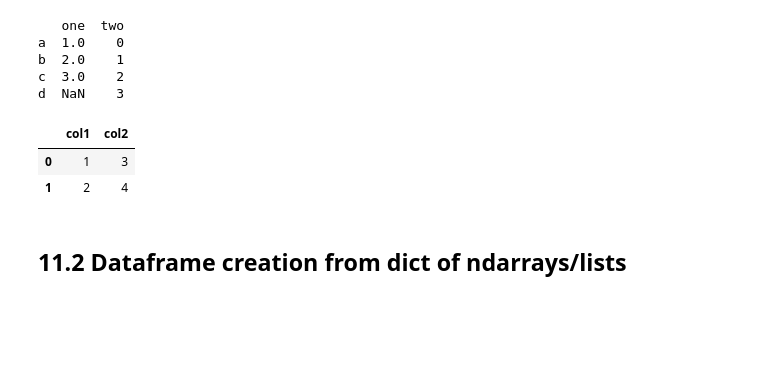
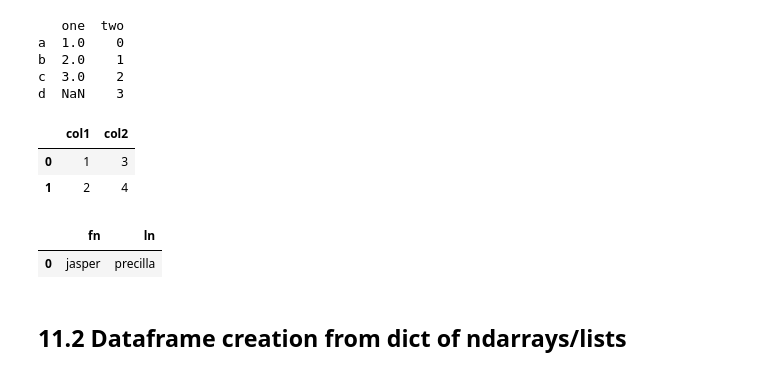
Before and after one commit to jspr-p/Week1-Introduction_to_Python, a Jupyter notebook: Introduction_to_Python.ipynb, the cells around one changed output. Saved outputs shown, nothing was run; the diff lists cells and outputs as text; code cells hidden in the pictures; blank space fills up the shorter version.

```diff
--- a/Introduction_to_Python.ipynb
+++ b/Introduction_to_Python.ipynb
@@ -1140,6 +1444,13 @@ d  NaN    3
 |  | col1 | col2 |
 | 0 | 1 | 3 |
 | 1 | 2 | 4 |
+# %%
+d = {'fn':['jasper'],'ln':['precilla']}
+df = pd.DataFrame(data=d)
+df
+# %% [output]
+|  | fn | ln |
+| 0 | jasper | precilla |
 # %% [markdown]
 ## 11.2  Dataframe creation from dict of ndarrays/lists
 # %% [markdown]
```
Also changed, not shown: parts of 52 cells of this notebook.
